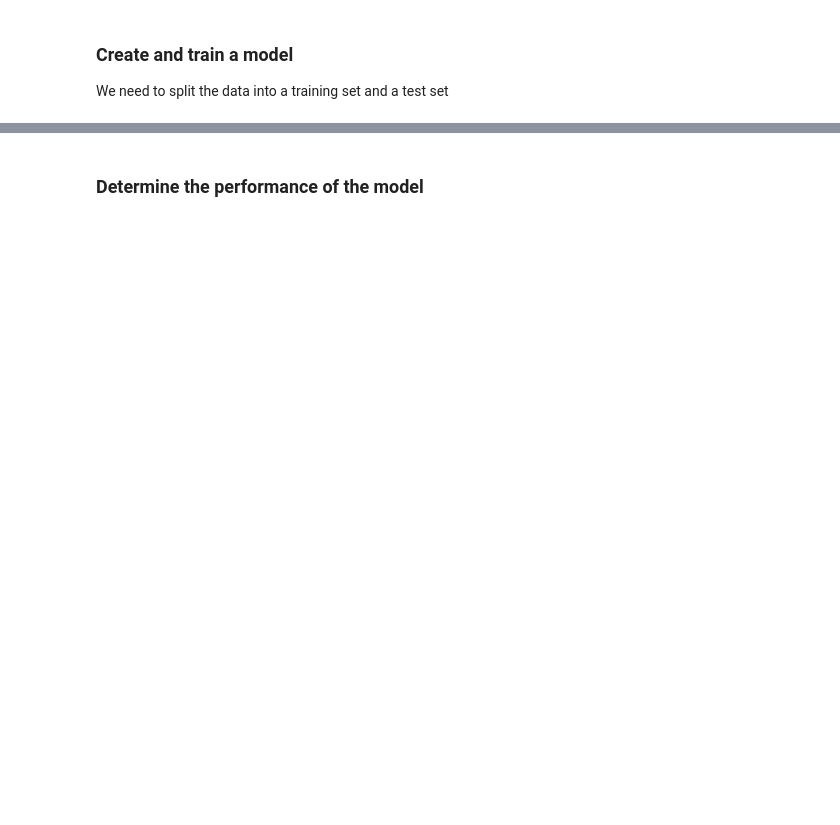
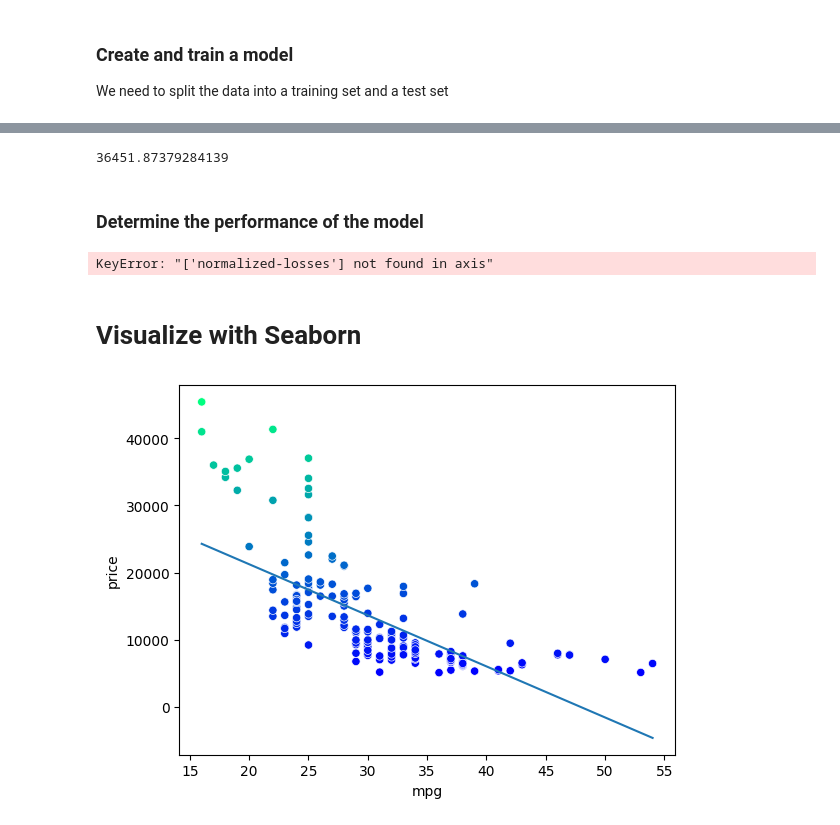
Before and after one commit to HMas522/machine-01, a Jupyter notebook: HMass_lab1_starter.ipynb, the cells around one changed output, grey strips where cells are left out. Cells and saved outputs as stored; diff of their text form; code cells hidden in the pictures; blank space fills up the shorter version.

```diff
--- a/HMass_lab1_starter.ipynb
+++ b/HMass_lab1_starter.ipynb
@@ -53,3 +75,12 @@ Look at the distribution of the data values
 # %% [markdown]
 ### Create and train a model
 We need to split the data into a training set and a test set
+# %%
+automobile.drop(axis='columns', labels='normalized-losses', inplace=True)
+automobile.dropna(axis='index', how="any", inplace=True)
+# %%
+from sklearn.model_selection import train_test_split
+
+X_train, X_test, y_train, y_test = train_test_split(
+    automobile.mpg.values.reshape(-1,1), automobile.price.values,
+    random_state=11)
@@ -56,2 +107,38 @@ We need to split the data into a training set and a test set
+# %%
+linear_regression.intercept_
+# %% [output]
+36451.87379284139
 # %% [markdown]
 ### Determine the performance of the model
+# %%
+import numpy as np
+
+predicted = linear_regression.predict(X_test)
+
+expected = y_test
+
+for p, e in zip(predicted[::5], expected[::5]):
+    print(f'predicted: {predicted: {p:} , expected: {e:}}')
+# %% [output]
+KeyError: "['normalized-losses'] not found in axis"
+# %%
+predict = (lambda x: linear_regression.coef_ * x +
+                    linear_regression.intercept_)
+# %% [markdown]
+# Visualize with Seaborn
+# %%
+import seaborn as sns
+import numpy as np
+
+axes = sns.scatterplot(data=automobile, x='mpg', y='price',
+                       hue='price', palette='winter', legend=False)
+
+x = np.array([min(automobile.mpg.values), max(automobile.mpg.values)])
+
+y = predict(x)
+
+import matplotlib.pyplot as plt
+
+line = plt.plot(x,y)
+# %% [output]
+[figure, added]
```
Also changed, not shown: parts of 9 cells of this notebook, 5 other files.
